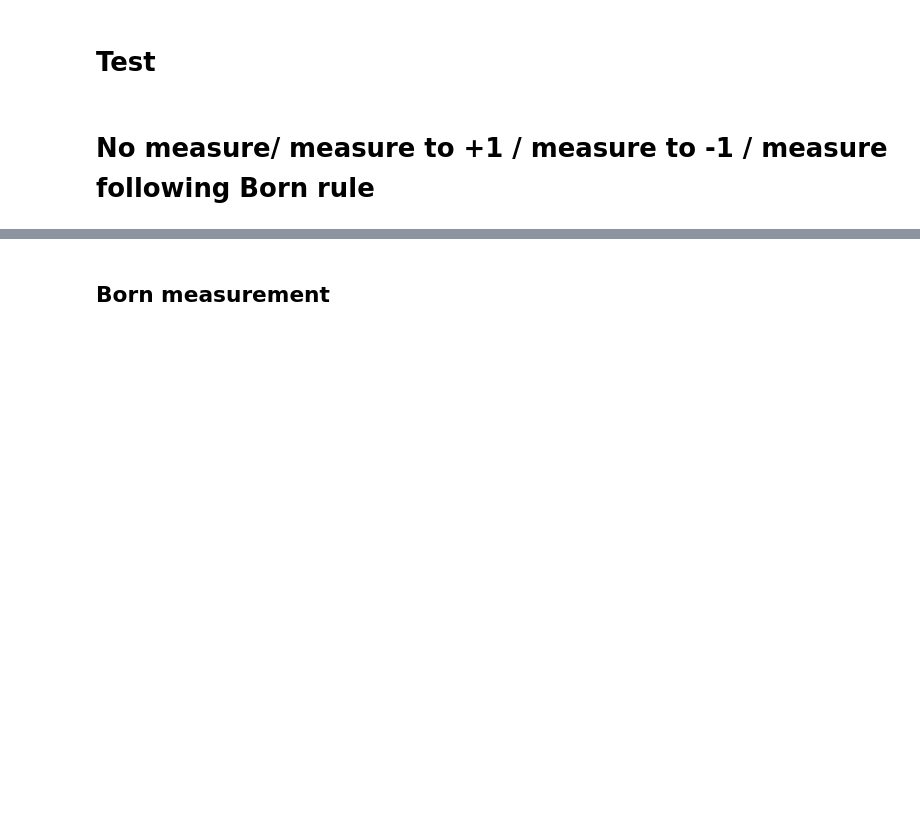
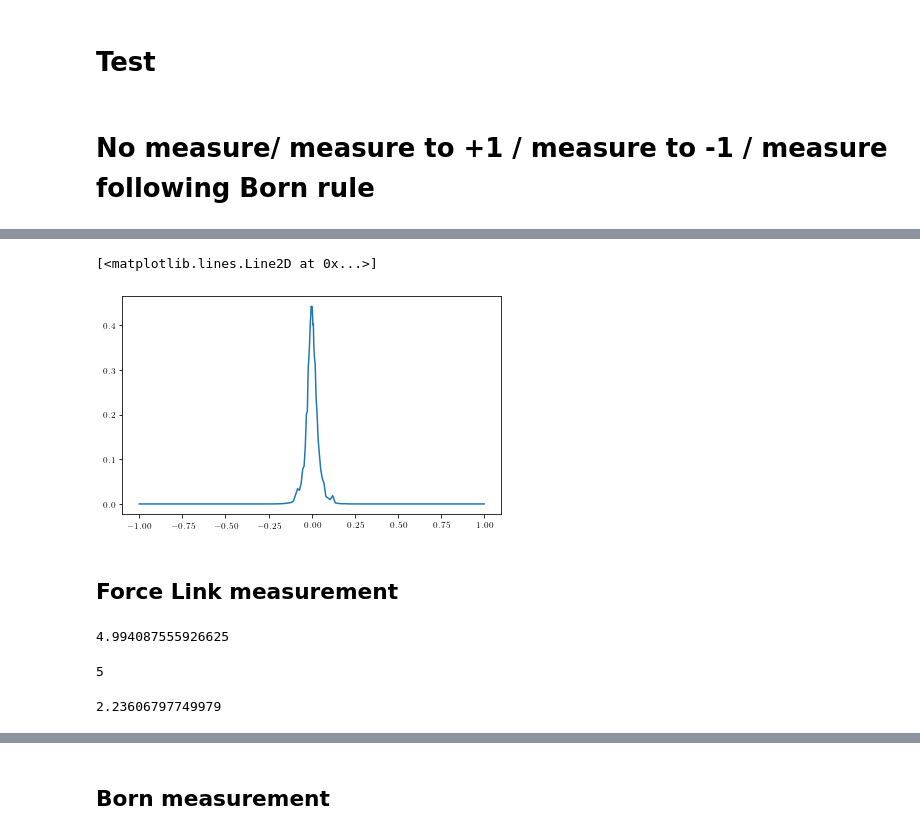
Before and after one commit to hainingpan/SPT, a Jupyter notebook: test_ssh.ipynb, the cells around one changed output, grey strips where cells are left out. Cells and saved outputs as stored; diff of their text form; code cells hidden in the pictures; blank space fills up the shorter version.

```diff
--- a/test_ssh.ipynb
+++ b/test_ssh.ipynb
@@ -46,6 +46,7 @@ class Params:
     dE=None,
     E0=None,
     kappa=0.5,
+    disorder=0,
     history=True):
         self.L=L
         self.delta=delta
@@ -59,8 +60,9 @@ class Params:
             self.w=1+delta
             self.bc=bc
             band=np.vstack([np.ones(L)*self.v,np.ones(L)*self.w]).flatten('F')
+            band=band+disorder
             Ham=np.diag(band[:-1],1)
-            Ham[0,-1]=self.w*bc
+            Ham[0,-1]=band[-1]*bc
             self.Hamiltonian=-(Ham+Ham.T)
         else:
             self.dmax=dmax
@@ -381,7 +383,7 @@ class Params:
 
 
 
-    def measure_all_Born(self,proj_range=None,type='onsite',ignore=False):
+    def measure_all_Born(self,proj_range=None,type='onsite',ignore=False,prob=None):
         # proj_range should be in the format of fermionic sites
         if type=='onsite':
             if proj_range is None:
@@ -395,8 +397,16 @@ class Params:
         if not hasattr(self, 'C_m'):
             self.covariance_matrix()
         if type=='onsite':
-            for i in proj_range:
-                P_0=(self.C_m_history[-1][i,i+1]+1)/2
+            for index,i in enumerate(proj_range):
+                # P_0=(self.C_m_history[-1][i,i+1]+1)/2
+                if prob is None:
+                    P_0 = (self.C_m_history[-1][i, i+1]+1)/2    # Use Born rule
+                else:
+                    if isinstance(prob,list):
+                        assert len(prob)==len(proj_range), "len of prob {:d} not equal to len of proj_range {:d}".format(len(prob),len(proj_range))
+                        P_0=prob[index]
+                    else:
+                        P_0=prob
                 # self.P_0_list.append(P_0)
                 if np.random.rand() < P_0:
                     self.measure(0,[i,i+1])
@@ -406,17 +416,21 @@ class Params:
         if type=='link':
             for i in proj_range:
                 Gamma=self.C_m_history[-1][i:i+4,i:i+4]
-                gamma1234=-Gamma[0,1]*Gamma[2,3]+Gamma[0,2]*Gamma[1,3]-Gamma[0,3]*Gamma[1,2]
                 P={}
-                P['o+']=(1+Gamma[1,2]-Gamma[0,3]+gamma1234)/4
-                P['o-']=(1-Gamma[1,2]+Gamma[0,3]+gamma1234)/4
-                if not ignore:
-                    P['e+']=(1+Gamma[1,2]+Gamma[0,3]-gamma1234)/4
-                    P['e-']=(1-Gamma[1,2]-Gamma[0,3]-gamma1234)/4
+                if prob is None:
+                    gamma1234=-Gamma[0,1]*Gamma[2,3]+Gamma[0,2]*Gamma[1,3]-Gamma[0,3]*Gamma[1,2]
+                    P['o+']=(1+Gamma[1,2]-Gamma[0,3]+gamma1234)/4
+                    P['o-']=(1-Gamma[1,2]+Gamma[0,3]+gamma1234)/4
+                    if not ignore:
+                        P['e+']=(1+Gamma[1,2]+Gamma[0,3]-gamma1234)/4
+                        P['e-']=(1-Gamma[1,2]-Gamma[0,3]-gamma1234)/4
+                    else:
+                            #ignore symmetry
+                        P['e+']=(1+Gamma[0,1]+Gamma[2,3]-gamma1234)/4
+                        P['e-']=(1-Gamma[0,1]-Gamma[2,3]-gamma1234)/4
                 else:
-                        #ignore symmetry
-                    P['e+']=(1+Gamma[0,1]+Gamma[2,3]-gamma1234)/4
-                    P['e-']=(1-Gamma[0,1]-Gamma[2,3]-gamma1234)/4
+                    P['o+'],P['o-'],P['e+'],P['e-']=tuple(prob)
+
 
                 # P['o+']=(1+Gamma[1,2])/2*(1-Gamma[0,3])/2
                 # P['o-']=(1-Gamma[1,2])/2*(1+Gamma[0,3])/2
@@ -735,5 +795,12 @@ for d_i,delta in enumerate(delta_list):
     #     LN_Born_list[d_i,es_i]=Params(delta=delta,L=L).measure_all_Born().log_neg(np.arange(params.L),np.arange(params.L)+params.L*2)
 
     # Parallel
-    async_result=rc[:].map_sync((lambda p:Params(delta=p[0],L=p[1]).measure_all_Born().log_neg(np.arange(p[1]),np.arange(p[1])+p[1]*2)),[(delta,L) for _ in range(es)])
+    async_result=rc[:].map_sync((lambda p:Params(delta=p[0],L=p[1]).measure_all_Born().log_neg(np.arange(p[1]//2),np.arange(p[1]//2)+p[1])),[(delta,L) for _ in range(es)])
     LN_Born_list[d_i,:]=async_result
+# %%
+plt.plot(delta_list,LN_Born_list.mean(axis=1))
+# %% [output]
+[<matplotlib.lines.Line2D at 0x...>]
+[figure, added]
+# %% [markdown]
+## Force Link measurement
@@ -739,0 +811,12 @@ for d_i,delta in enumerate(delta_list):
+# %%
+disorder.std()
+# %% [output]
+4.994087555926625
+# %%
+var
+# %% [output]
+5
+# %%
+np.sqrt(5)
+# %% [output]
+2.23606797749979
```
Also changed, not shown: parts of 39 cells of this notebook, 3 other files.
